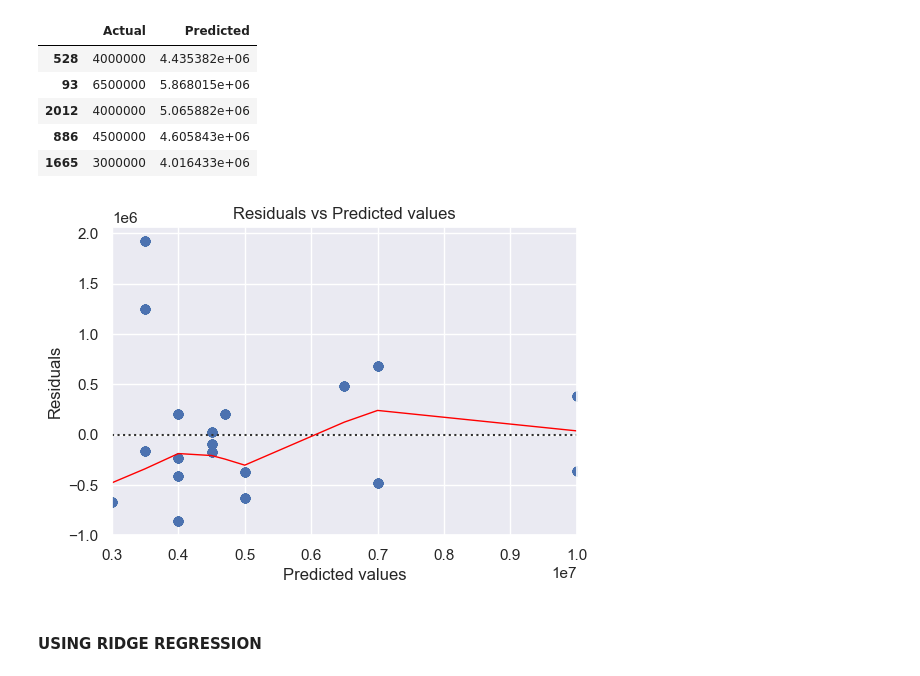
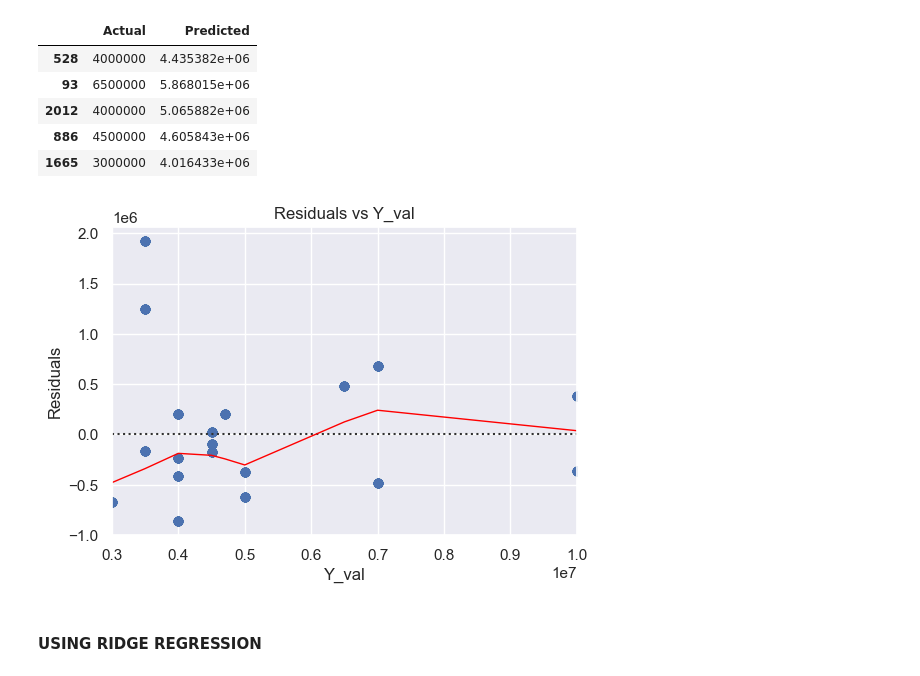
Before and after one commit to Icepeak01/HOUSE-RENT-PRICE-PREDICTION, a Jupyter notebook: seliniumwithpropertycenter.ipynb, the cells around one changed output. Drawn from its saved outputs; the diff is of its cells as text; code cells hidden in the pictures.

```diff
--- a/seliniumwithpropertycenter.ipynb
+++ b/seliniumwithpropertycenter.ipynb
@@ -349,8 +349,6 @@ df.head()
 | 2 | detached duplex | 5 | 5 | 5 | 4.0 | Chevron | 7000000 |
 | 3 | terraced duplex | 4 | 4 | 5 | 3.0 | Ikota | 4000000 |
 | 4 | semi-detached duplex | 4 | 4 | 4 | NaN | Lekki | 4500000 |
-# %%
-df = df.drop()
 # %%
 df['House_type'] = df['House_type'].replace('house', 'apartment')
 df['Location'] = df['Location'].replace('Lekki', 'Ibeju-Lekki')
@@ -878,16 +876,16 @@ lr_combined_data.head()
 # %%
 # Plotting the residuals
 residuals = y_val - y_pred_val
 
 # Plot residuals
 plt.figure(figsize=(6, 4))
 sns.residplot(x=y_val, y=residuals, lowess=True, line_kws={'color': 'red', 'lw': 1})
-plt.xlabel('Predicted values')
+plt.xlabel('Y_val')
 plt.ylabel('Residuals')
-plt.title('Residuals vs Predicted values')
+plt.title('Residuals vs Y_val')
 plt.show()
 # %% [output]
-[figure, old version]
+[figure, new version]
 # %% [markdown]
 #### USING RIDGE REGRESSION
 # %%
```
Also changed, not shown: parts of 14 cells of this notebook.
